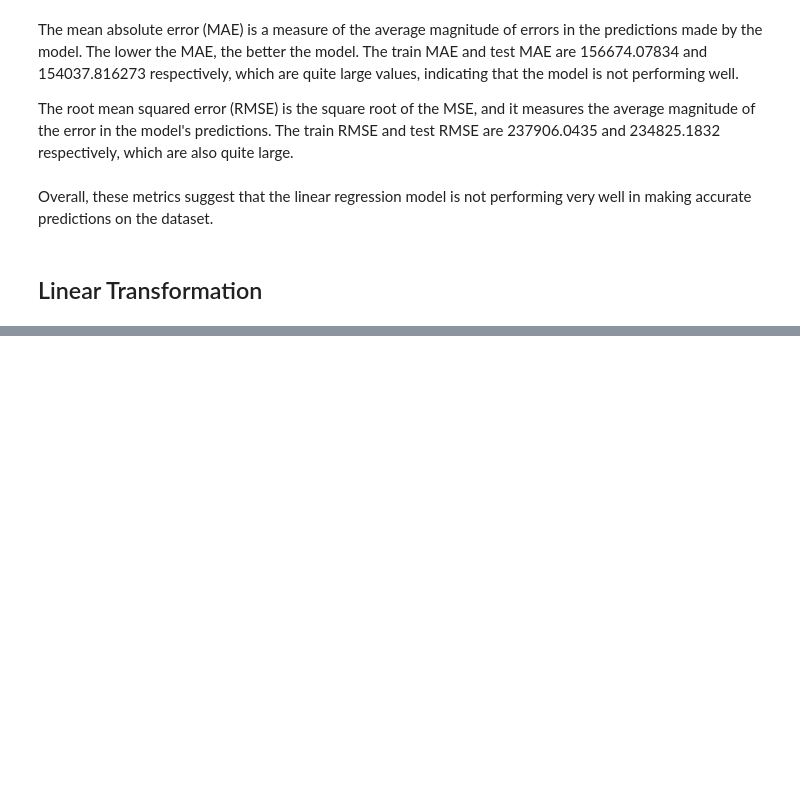
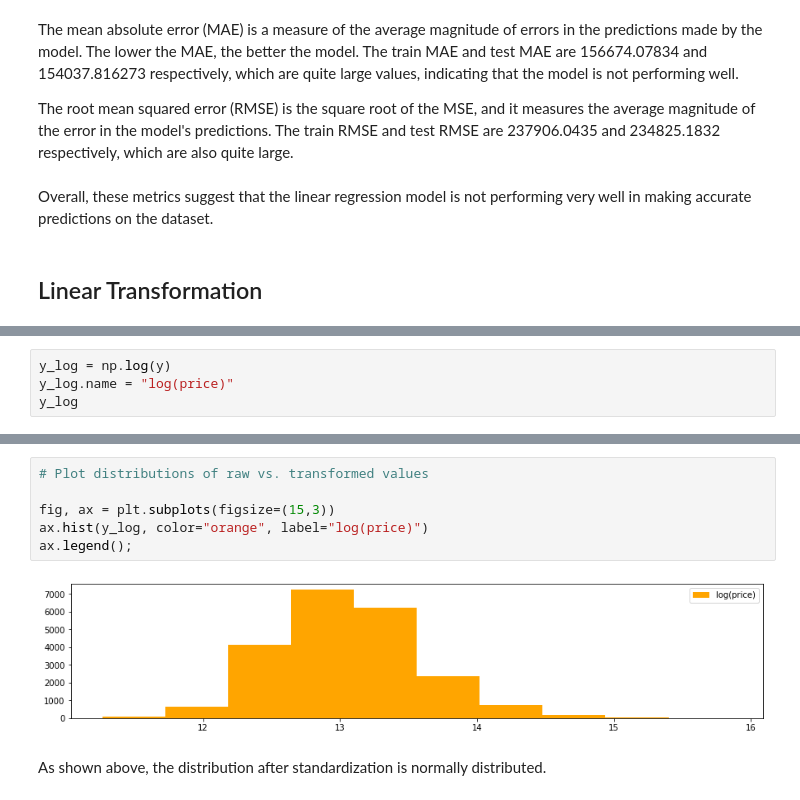
Before and after one commit to clydeochieng/dsc-phase-2-project, a Jupyter notebook: student.ipynb, the cells around one changed output, grey strips where cells are left out. Drawn from its saved outputs; the diff is of its cells as text; blank space fills up the shorter version.

```diff
--- a/student.ipynb
+++ b/student.ipynb
@@ -881,0 +892,4 @@ Lo
+# %%
+y_log = np.log(y)
+y_log.name = "log(price)"
+y_log
@@ -881,0 +909,10 @@ Lo
+# %%
+# Plot distributions of raw vs. transformed values
+
+fig, ax = plt.subplots(figsize=(15,3))
+ax.hist(y_log, color="orange", label="log(price)")
+ax.legend();
+# %% [output]
+[figure, added]
+# %% [markdown]
+As shown above, the distribution after standardization is normally distributed.
```
Also changed, not shown: parts of 7 cells of this notebook.
